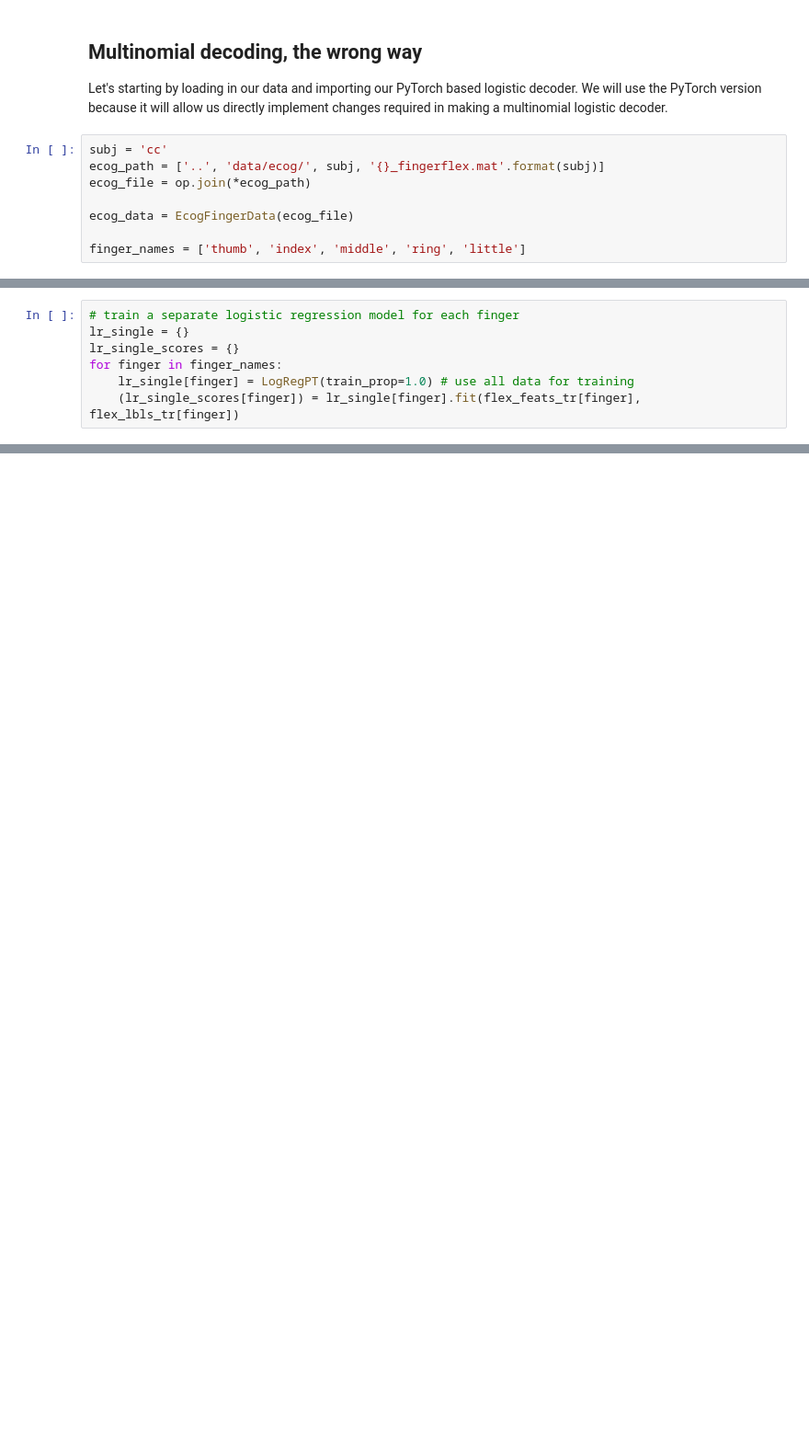
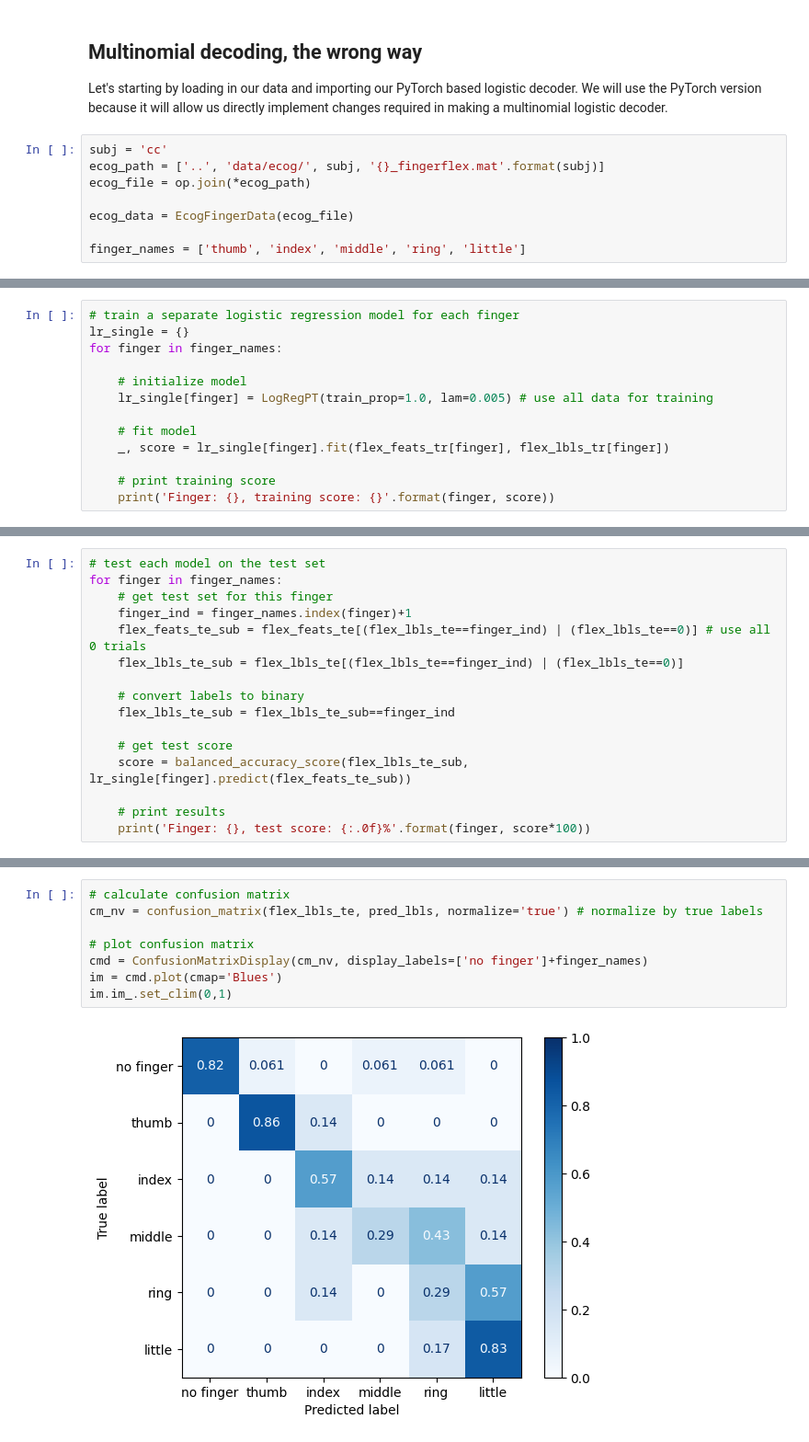
Before and after one commit to dbheadley/DecodingTheBrain, a Jupyter notebook: Week8/notes.ipynb, the cells around one changed output, grey strips where cells are left out. Shown at 92% size. Drawn from its saved outputs; the diff is of its cells as text; blank space fills up the shorter version.

```diff
--- a/Week8/notes.ipynb
+++ b/Week8/notes.ipynb
@@ -89,7 +62,0 @@ ax.scatter(flex_feats_te_pca[:, 0], flex_feats_te_pca[:, 2], c=flex_lbls_te, cma
-# %%
-# train a separate logistic regression model for each finger
-lr_single = {}
-lr_single_scores = {}
-for finger in finger_names:
-    lr_single[finger] = LogRegPT(train_prop=1.0) # use all data for training
-    (lr_single_scores[finger]) = lr_single[finger].fit(flex_feats_tr[finger], flex_lbls_tr[finger])
@@ -186,0 +97,13 @@ Another, less obvious issue, is how the output of the decoder is configured. Whe
+# %%
+# train a separate logistic regression model for each finger
+lr_single = {}
+for finger in finger_names:
+
+    # initialize model
+    lr_single[finger] = LogRegPT(train_prop=1.0, lam=0.005) # use all data for training
+
+    # fit model
+    _, score = lr_single[finger].fit(flex_feats_tr[finger], flex_lbls_tr[finger])
+
+    # print training score
+    print('Finger: {}, training score: {}'.format(finger, score))
@@ -186,0 +118,16 @@ Another, less obvious issue, is how the output of the decoder is configured. Whe
+# %%
+# test each model on the test set
+for finger in finger_names:
+    # get test set for this finger
+    finger_ind = finger_names.index(finger)+1
+    flex_feats_te_sub = flex_feats_te[(flex_lbls_te==finger_ind) | (flex_lbls_te==0)] # use all 0 trials
+    flex_lbls_te_sub = flex_lbls_te[(flex_lbls_te==finger_ind) | (flex_lbls_te==0)]
+
+    # convert labels to binary
+    flex_lbls_te_sub = flex_lbls_te_sub==finger_ind
+
+    # get test score
+    score = balanced_accuracy_score(flex_lbls_te_sub, lr_single[finger].predict(flex_feats_te_sub))
+
+    # print results
+    print('Finger: {}, test score: {:.0f}%'.format(finger, score*100))
@@ -186,0 +171,10 @@ Another, less obvious issue, is how the output of the decoder is configured. Whe
+# %%
+# calculate confusion matrix
+cm_nv = confusion_matrix(flex_lbls_te, pred_lbls, normalize='true') # normalize by true labels
+
+# plot confusion matrix
+cmd = ConfusionMatrixDisplay(cm_nv, display_labels=['no finger']+finger_names)
+im = cmd.plot(cmap='Blues')
+im.im_.set_clim(0,1)
+# %% [output]
+[figure, added]
```
Also changed, not shown: parts of 56 cells of this notebook, 2 other files.
